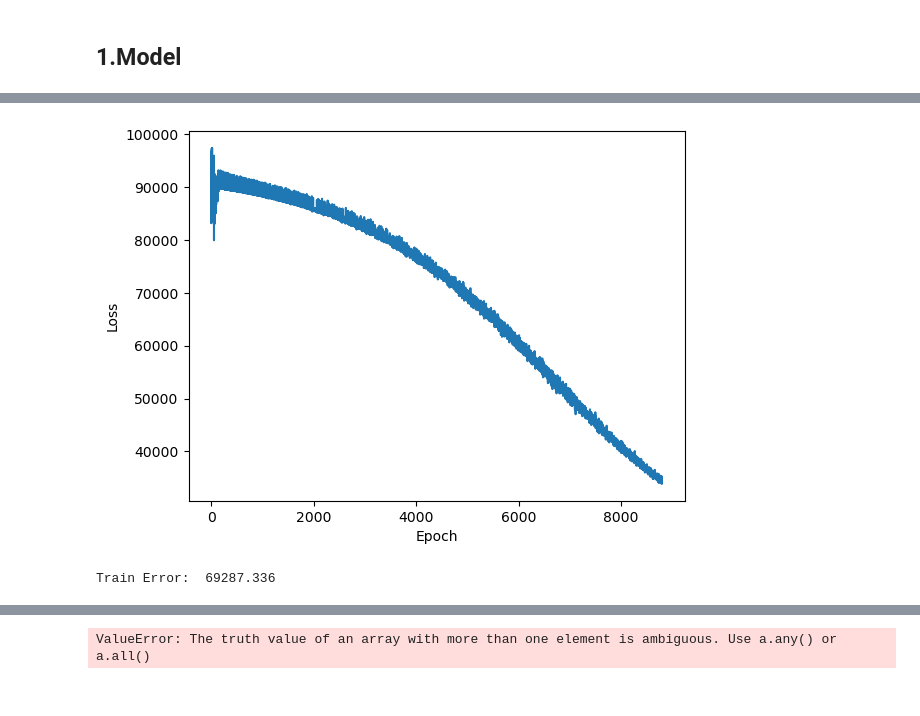
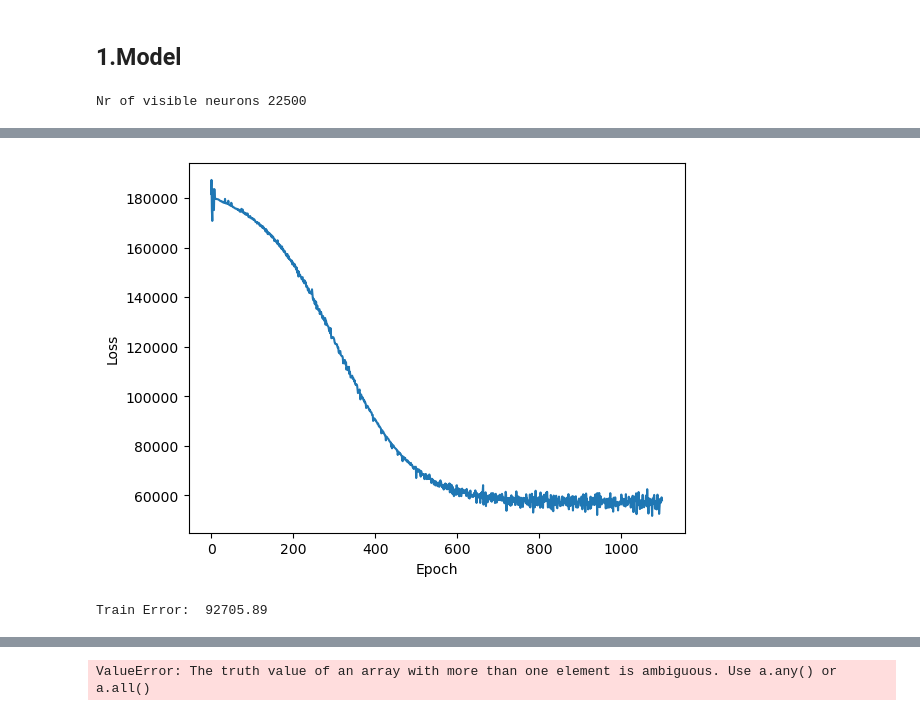
Before and after one commit to keresztesbeata/Unexpected-Obstacle-Detection, a Jupyter notebook: Road_surface_RBM.ipynb, the cells around one changed output, grey strips where cells are left out. Cells and saved outputs as stored; diff of their text form; code cells hidden in the pictures.

Commit message:
Train model 0 with CD

```diff
--- a/Road_surface_RBM.ipynb
+++ b/Road_surface_RBM.ipynb
@@ -418,7 +416,7 @@ def show_examples(orig, preproc, nr_examples):
 # %% [markdown]
 Load the input data
 # %%
-def load_np_dataset_from_dir(directory, size, img_size, color_mode='rgb'):
+def load_np_dataset_from_dir(directory, size, img_size, color_mode='rgb', normalize=False):
     dataset = tf.keras.utils.image_dataset_from_directory(
         directory,
         labels=None,
@@ -439,7 +437,8 @@ def load_np_dataset_from_dir(directory, size, img_size, color_mode='rgb'):
     dataset = dataset[:size]
     print(dataset.shape)
     dataset = dataset.astype(np.float32)
-    dataset = dataset / 255.0
+    if normalize:
+        dataset = dataset / 255.0
 
     return dataset
 
@@ -460,7 +459,8 @@ def load_input(train_size, test_size, region_size=(150, 150), directory=None):
         x_train = load_np_dataset_from_dir(directory=directory + "/old/train",
                                            size=train_size,
                                            img_size=region_size,
-                                           color_mode='grayscale')
+                                           color_mode='grayscale',
+                                           normalize=True)
         x_test = load_np_dataset_from_dir(directory=directory + "/old/test",
                                           size=test_size,
                                           img_size=region_size,
@@ -491,10 +491,13 @@ Read  100  images in total from directory:  input/old/test
 ## 1.Model
 # %%
 nv = x_train.shape[1] * x_train.shape[2]
-nh = 100
+print("Nr of visible neurons", nv)
+nh = 500
 rbm_0 = RBM(nv, nh, model_type=0)
+# %% [output]
+Nr of visible neurons 22500
 # %%
 # train the model
-train_error = rbm_0.train(x_train, batch_size=BATCH_SIZE, lr=0.0001, epochs=200)
+train_error = rbm_0.train(x_train, batch_size=32, lr=0.001, epochs=50, stop_after_epoch=3)
 print("Train Error: ", train_error)
 # %% [output]
@@ -518,5 +521,5 @@ Epoch:  199 , train loss: 2157.326338334517
-[figure, old version]
+[figure, new version]
-Train Error:  69287.336
+Train Error:  92705.89
 # %%
 # test the model on the test set
 test_error = rbm_0.test(x_test, batch_size=BATCH_SIZE)
```
Also changed, not shown: parts of 9 cells of this notebook.
